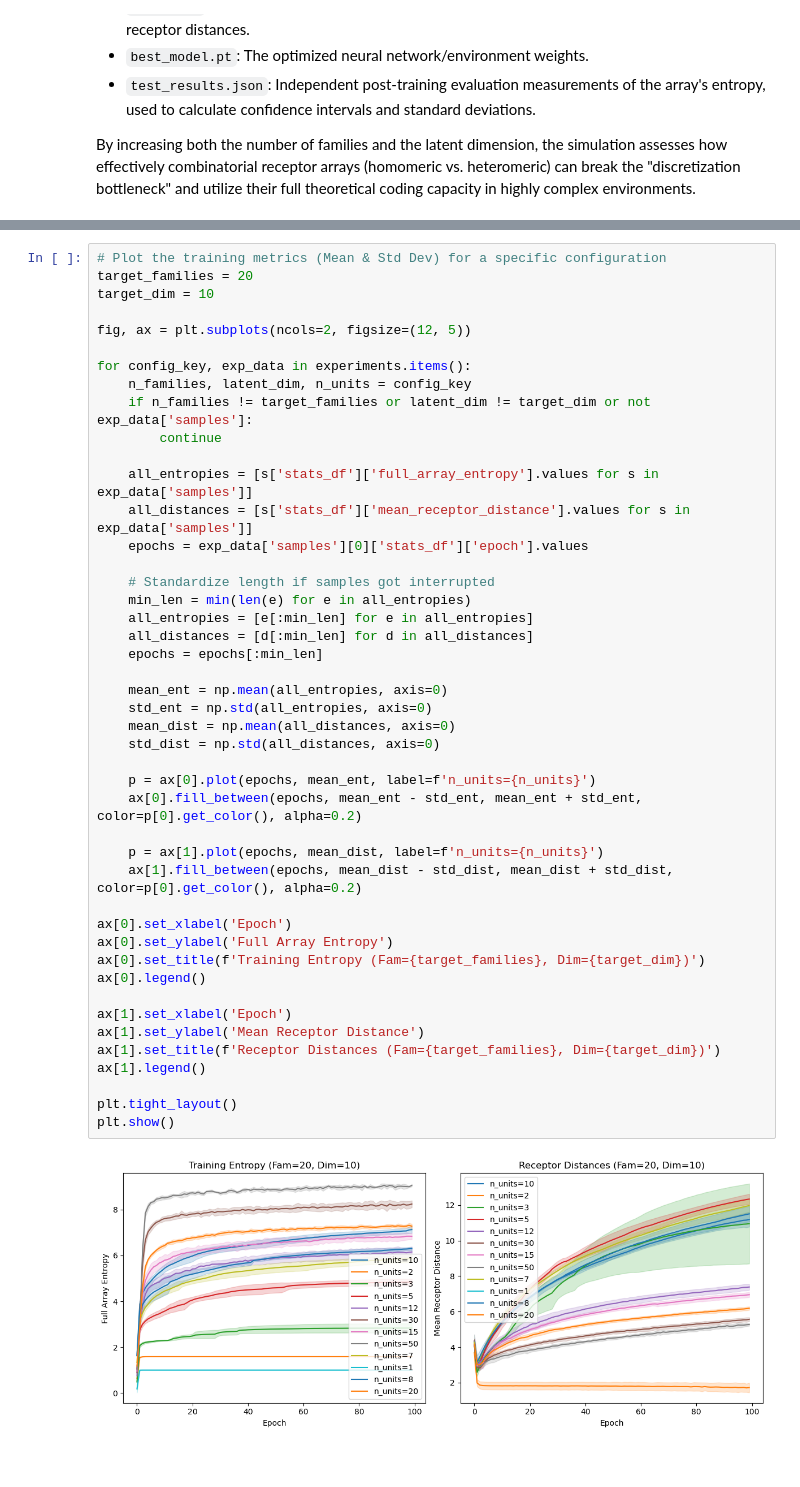
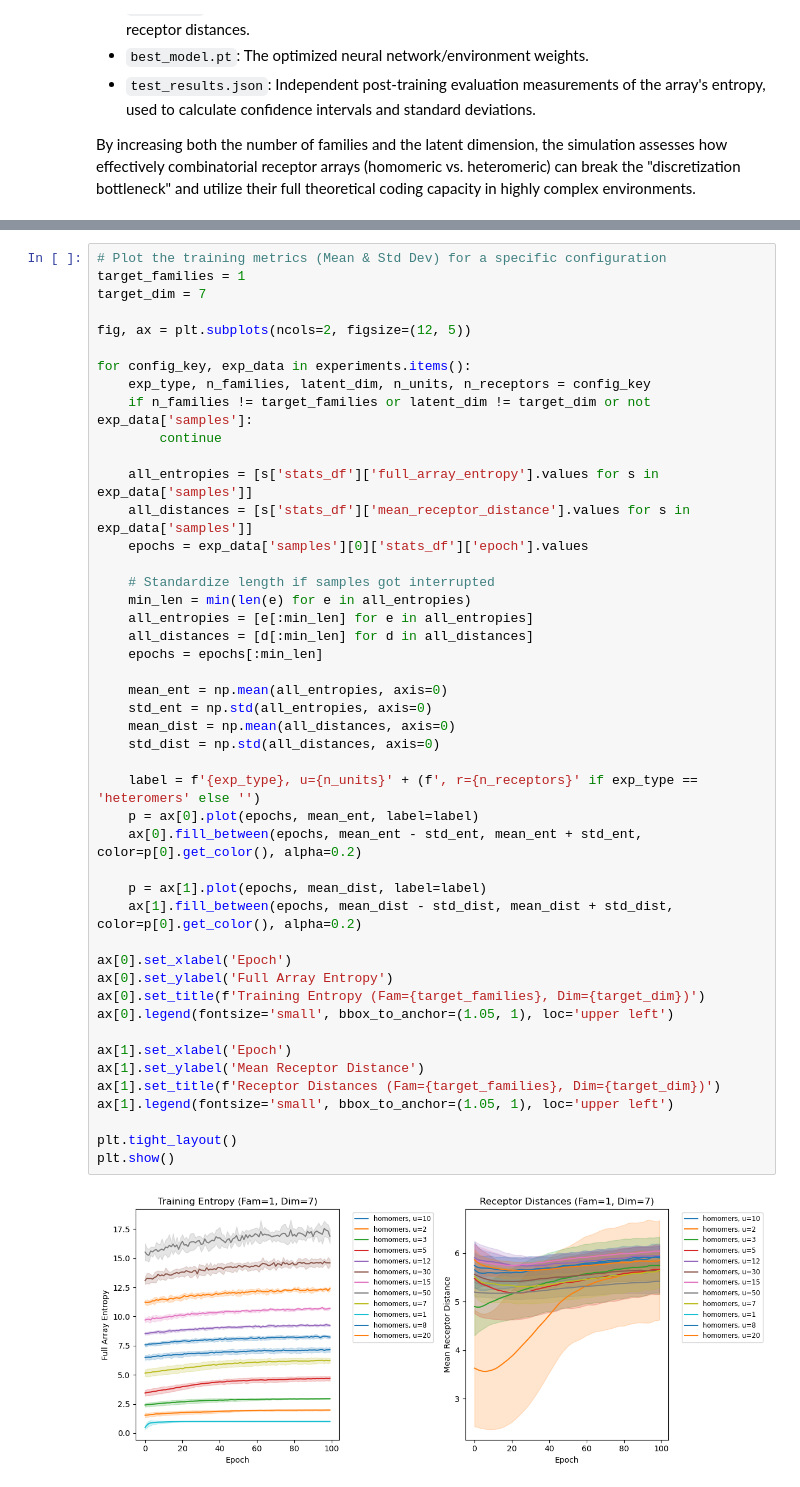
Before and after one commit to HugoLeRoy94/opt_bin_resp, a Jupyter notebook: analysis/analysis_template.ipynb, the cells around one changed output, grey strips where cells are left out. Saved outputs shown, nothing was run; the diff lists cells and outputs as text; blank space fills up the shorter version.

```diff
--- a/analysis/analysis_template.ipynb
+++ b/analysis/analysis_template.ipynb
@@ -104,48 +114,49 @@ plt.plot(experiments[(20, 10, 10)]['samples'][0]['stats_df']['mutual_information
 # %%
 # Plot the training metrics (Mean & Std Dev) for a specific configuration
-target_families = 20
-target_dim = 10
+target_families = 1
+target_dim = 7
 
 fig, ax = plt.subplots(ncols=2, figsize=(12, 5))
 
 for config_key, exp_data in experiments.items():
-    n_families, latent_dim, n_units = config_key
+    exp_type, n_families, latent_dim, n_units, n_receptors = config_key
     if n_families != target_families or latent_dim != target_dim or not exp_data['samples']:
         continue
 
     all_entropies = [s['stats_df']['full_array_entropy'].values for s in exp_data['samples']]
     all_distances = [s['stats_df']['mean_receptor_distance'].values for s in exp_data['samples']]
     epochs = exp_data['samples'][0]['stats_df']['epoch'].values
 
     # Standardize length if samples got interrupted
     min_len = min(len(e) for e in all_entropies)
     all_entropies = [e[:min_len] for e in all_entropies]
     all_distances = [d[:min_len] for d in all_distances]
     epochs = epochs[:min_len]
 
     mean_ent = np.mean(all_entropies, axis=0)
     std_ent = np.std(all_entropies, axis=0)
     mean_dist = np.mean(all_distances, axis=0)
     std_dist = np.std(all_distances, axis=0)
 
-    p = ax[0].plot(epochs, mean_ent, label=f'n_units={n_units}')
+    label = f'{exp_type}, u={n_units}' + (f', r={n_receptors}' if exp_type == 'heteromers' else '')
+    p = ax[0].plot(epochs, mean_ent, label=label)
     ax[0].fill_between(epochs, mean_ent - std_ent, mean_ent + std_ent, color=p[0].get_color(), alpha=0.2)
 
-    p = ax[1].plot(epochs, mean_dist, label=f'n_units={n_units}')
+    p = ax[1].plot(epochs, mean_dist, label=label)
     ax[1].fill_between(epochs, mean_dist - std_dist, mean_dist + std_dist, color=p[0].get_color(), alpha=0.2)
 
 ax[0].set_xlabel('Epoch')
 ax[0].set_ylabel('Full Array Entropy')
 ax[0].set_title(f'Training Entropy (Fam={target_families}, Dim={target_dim})')
-ax[0].legend()
+ax[0].legend(fontsize='small', bbox_to_anchor=(1.05, 1), loc='upper left')
 
 ax[1].set_xlabel('Epoch')
 ax[1].set_ylabel('Mean Receptor Distance')
 ax[1].set_title(f'Receptor Distances (Fam={target_families}, Dim={target_dim})')
-ax[1].legend()
+ax[1].legend(fontsize='small', bbox_to_anchor=(1.05, 1), loc='upper left')
 
 plt.tight_layout()
 plt.show()
 # %% [output]
-[figure, old version]
+[figure, new version]
 # %%
```
Also changed, not shown: parts of 5 cells of this notebook, 2 other files.
